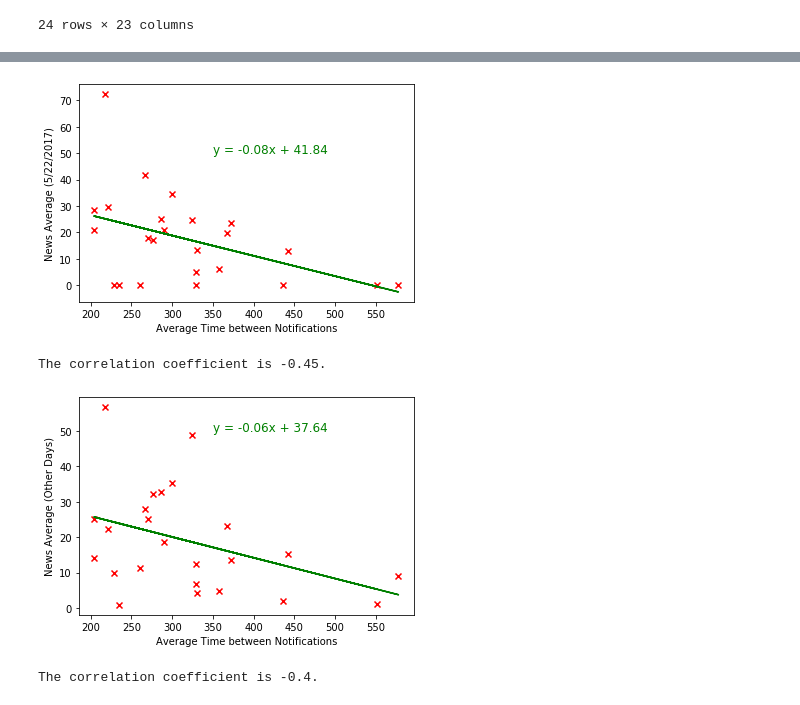
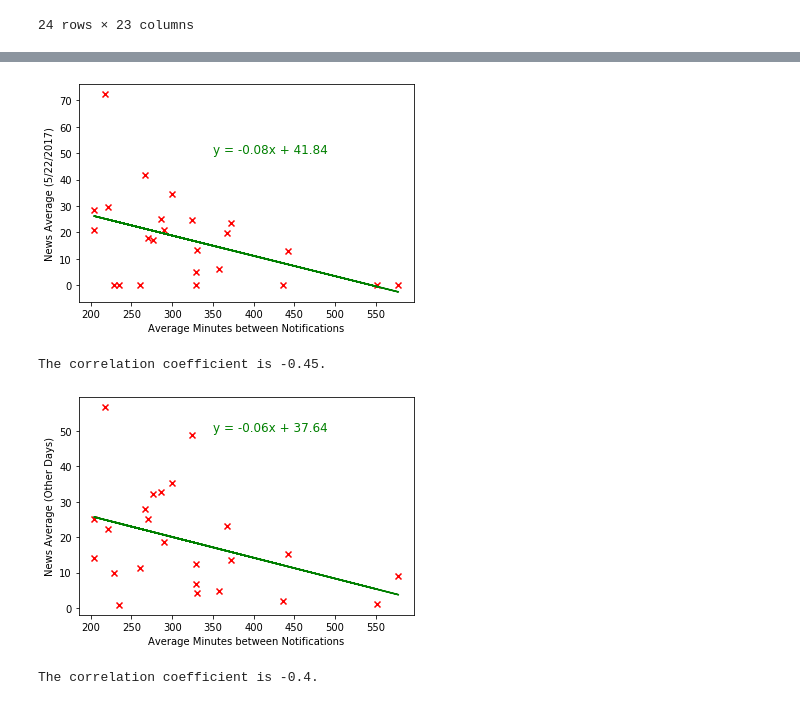
Before and after one commit to hialstkd/Social_Media_And_Happiness, a Jupyter notebook: ariana_grande.ipynb, the cells around one changed output, grey strips where cells are left out. Cells and saved outputs as stored; diff of their text form; code cells hidden in the pictures.

```diff
--- a/ariana_grande.ipynb
+++ b/ariana_grande.ipynb
@@ -248,21 +307,21 @@ ariana_averages_df.sort_values(by='Average Minutes between Notifications')
 # %%
 x_val = ariana_averages_df['Average Minutes between Notifications']
 y_val = ariana_averages_df['News Average (5/22/2017)']
 
 (slope, intercept, rvalue, pvalue, stderr) = st.linregress(x_val, y_val)
 
 regress_val = x_val * slope + intercept
 line_eq = "y = " + str(round(slope,2)) + "x + " + str(round(intercept,2))
 
 plt.scatter(x_val, y_val, marker="x", facecolors="red")
 plt.plot(x_val, regress_val, "r-", color="green")
 plt.annotate(line_eq, (350,50), fontsize=12, color="green")
-plt.xlabel("Average Time between Notifications")
+plt.xlabel("Average Minutes between Notifications")
 plt.ylabel("News Average (5/22/2017)")
 plt.show()
 print(f'The correlation coefficient is {round(st.pearsonr(x_val, y_val)[0], 2)}.')
 # %% [output]
-[figure, old version]
+[figure, new version]
 The correlation coefficient is -0.45.
 # %%
 x_val = ariana_averages_df['Average Minutes between Notifications']
@@ -276,10 +335,10 @@ line_eq = "y = " + str(round(slope,2)) + "x + " + str(round(intercept,2))
 plt.scatter(x_val, y_val, marker="x", facecolors="red")
 plt.plot(x_val, regress_val, "r-", color="green")
 plt.annotate(line_eq, (350,50), fontsize=12, color="green")
-plt.xlabel("Average Time between Notifications")
+plt.xlabel("Average Minutes between Notifications")
 plt.ylabel("News Average (Other Days)")
 plt.show()
 print(f'The correlation coefficient is {round(st.pearsonr(x_val, y_val)[0], 2)}.')
 # %% [output]
-[figure, old version]
+[figure, new version]
 The correlation coefficient is -0.4.
```
Also changed, not shown: parts of 11 cells of this notebook.
